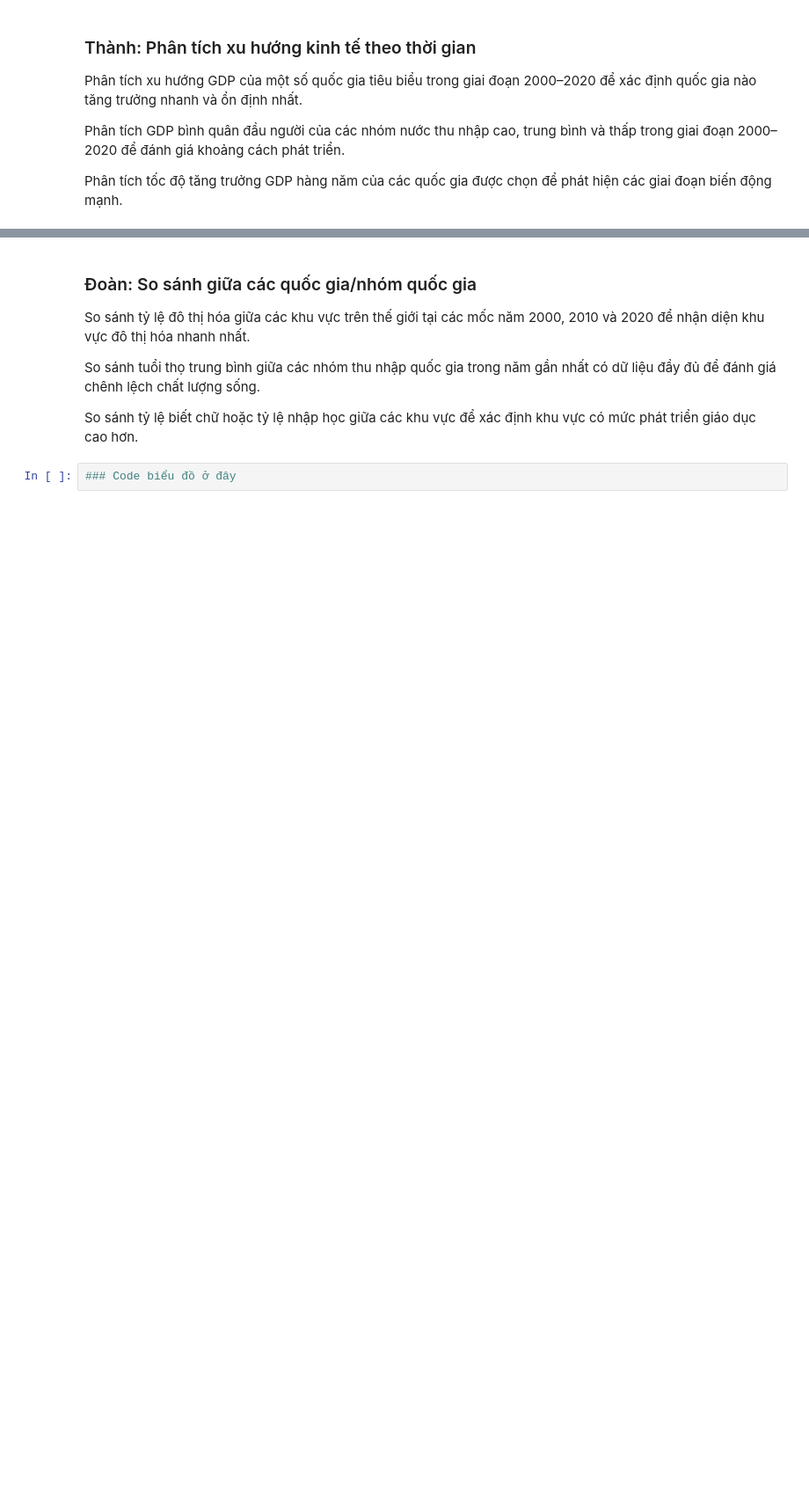
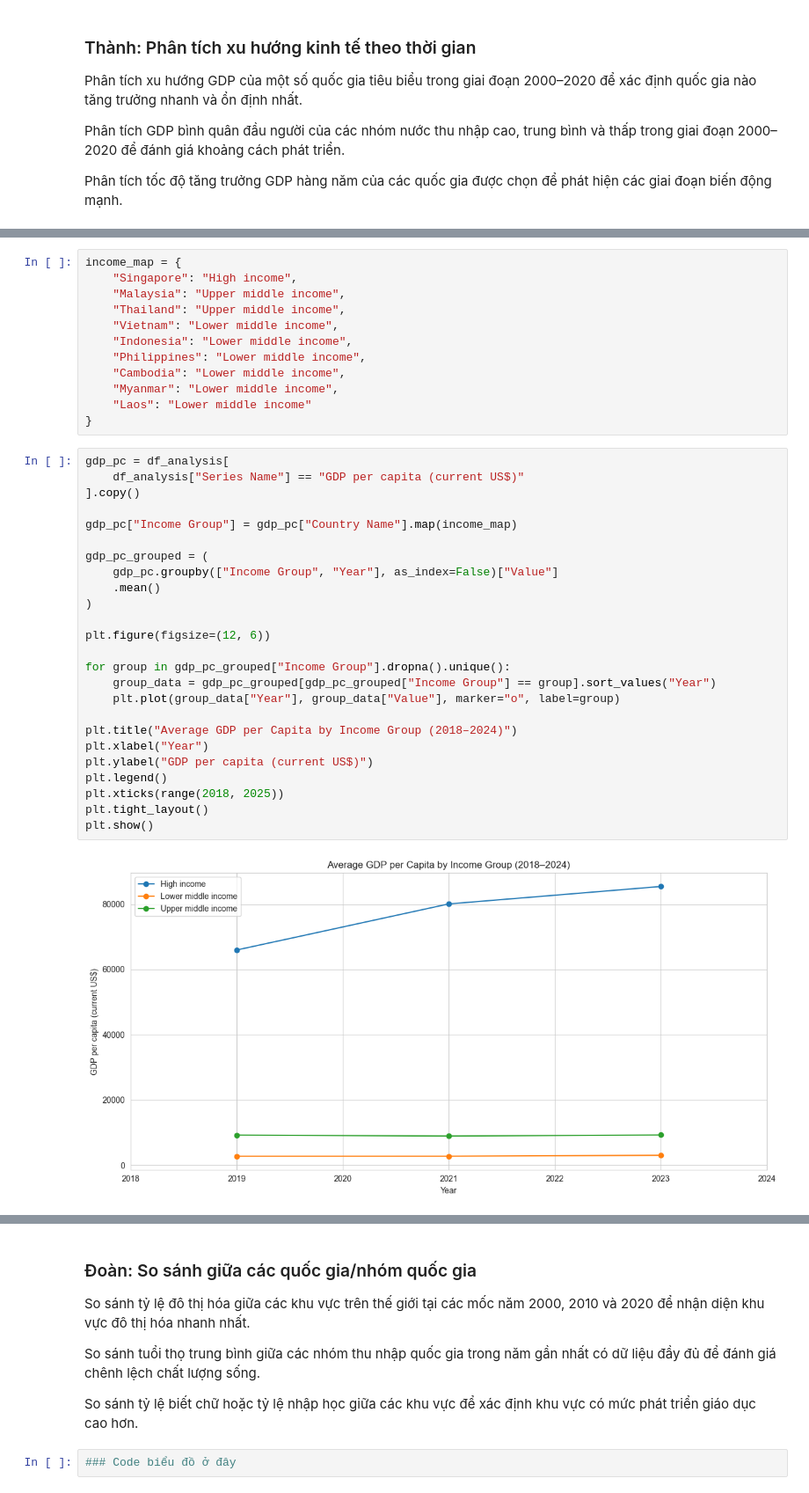
Before and after one commit to tranthanh22/data_visualize_lab2, a Jupyter notebook: lab2.ipynb, the cells around one changed output, grey strips where cells are left out. Shown at 88% size. Saved outputs shown, nothing was run; the diff lists cells and outputs as text; blank space fills up the shorter version.

```diff
--- a/lab2.ipynb
+++ b/lab2.ipynb
@@ -34,0 +153,39 @@ Phân tích tốc độ tăng trưởng GDP hàng năm của các quốc gia đ
+# %%
+income_map = {
+    "Singapore": "High income",
+    "Malaysia": "Upper middle income",
+    "Thailand": "Upper middle income",
+    "Vietnam": "Lower middle income",
+    "Indonesia": "Lower middle income",
+    "Philippines": "Lower middle income",
+    "Cambodia": "Lower middle income",
+    "Myanmar": "Lower middle income",
+    "Laos": "Lower middle income"
+}
+# %%
+gdp_pc = df_analysis[
+    df_analysis["Series Name"] == "GDP per capita (current US$)"
+].copy()
+
+gdp_pc["Income Group"] = gdp_pc["Country Name"].map(income_map)
+
+gdp_pc_grouped = (
+    gdp_pc.groupby(["Income Group", "Year"], as_index=False)["Value"]
+    .mean()
+)
+
+plt.figure(figsize=(12, 6))
+
+for group in gdp_pc_grouped["Income Group"].dropna().unique():
+    group_data = gdp_pc_grouped[gdp_pc_grouped["Income Group"] == group].sort_values("Year")
+    plt.plot(group_data["Year"], group_data["Value"], marker="o", label=group)
+
+plt.title("Average GDP per Capita by Income Group (2018–2024)")
+plt.xlabel("Year")
+plt.ylabel("GDP per capita (current US$)")
+plt.legend()
+plt.xticks(range(2018, 2025))
+plt.tight_layout()
+plt.show()
+# %% [output]
+[figure, added]
```
Also changed, not shown: parts of 16 cells of this notebook.
